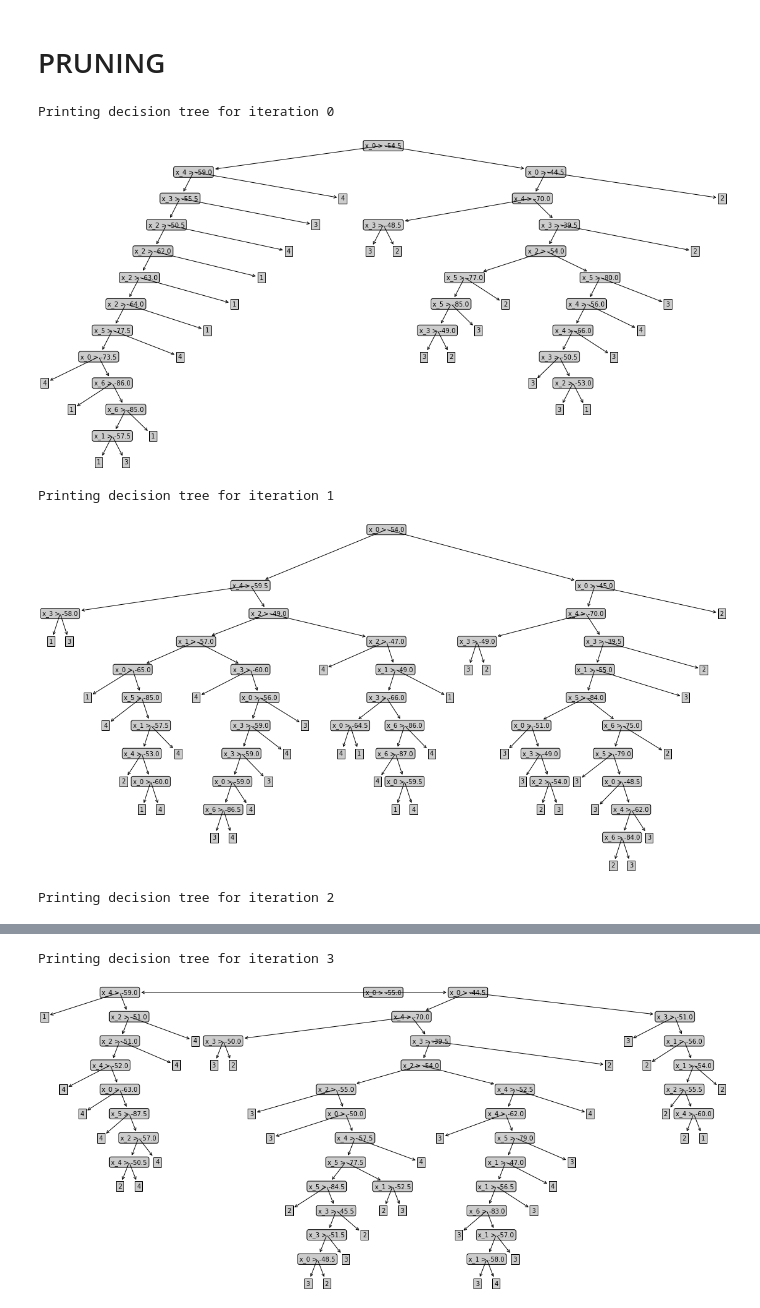
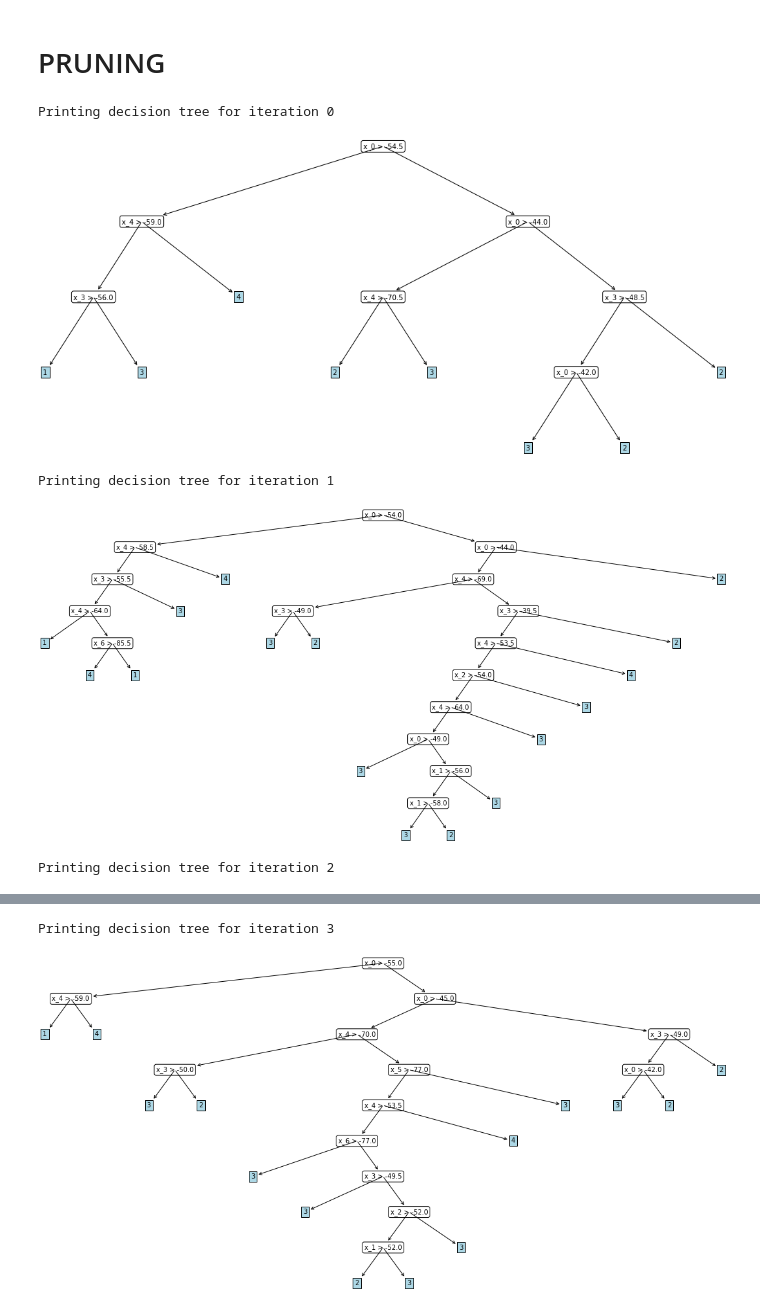
Before and after one commit to hawemily/LocationDecisionTreeClassification, a Jupyter notebook: Wifi Classification.ipynb, the cells around one changed output, grey strips where cells are left out. Cells and saved outputs as stored; diff of their text form; code cells hidden in the pictures.

Commit message:
modified coloring of tree visualization

```diff
--- a/Wifi Classification.ipynb
+++ b/Wifi Classification.ipynb
@@ -98,9 +98,8 @@ def find_majority_label(dataset):
 # %% [markdown]
 # FUNCTIONS FOR VISUALISING THE TREE
 # %%
-initial_depth = 13
-node_box = dict(boxstyle="round",fc="0.8")
-leaf_box = dict(boxstyle="square",fc="0.8")
+node_box = dict(boxstyle="round",fc="1.0")
+leaf_box = dict(boxstyle="square", fc="lightblue")
 arrow = dict(arrowstyle="<-")
 width_factor = 0.3
 depth_factor = 2.5
@@ -114,7 +113,7 @@ def create_plot(root, depth):
     plot_tree.totalD=float(depth)
     plot_tree.xOff = plot_tree.totalW / 2.0
     plot_tree.yOff=1.0
-    plot_tree(root,(0.5,1.0),(0.5,1.0),depth)
+    plot_tree(root,(0.5,1.0),(0.5,1.0),depth,depth)
     plt.show()
 
 def plot_node(text, ctr, parent, node_type):
@@ -126,7 +125,7 @@ def plot_branch_text(ctr, parent, text):
     y=(parent[1]+ctr[1])/2.0
     create_plot.ax1.text(x, y, text)
 
-def plot_tree(root, ctr, parent, depth):
+def plot_tree(root, ctr, parent, depth, initial_depth):
     if root is None: return
 
     if ctr == parent:
@@ -151,8 +150,8 @@ def plot_tree(root, ctr, parent, depth):
         # plot_branch_text(right, ctr, True)
         plot_node(root.right.to_string(), right, ctr, leaf_box if root.right.is_leaf() else node_box)
 
-    plot_tree(root.left, left, ctr, depth - 1)
-    plot_tree(root.right, right, ctr, depth - 1)
+    plot_tree(root.left, left, ctr, depth - 1, initial_depth)
+    plot_tree(root.right, right, ctr, depth - 1, initial_depth)
 # %% [markdown]
 # FUNCTIONS FOR EVALUATION
 # %%
@@ -347,10 +346,10 @@ def prune(root, node, val_data):
             node.left = left
             node.right = right
 # %%
-acc, recall, precision, f1, conf_matrix = cross_validation(noisy_arr)
+acc, recall, precision, f1, conf_matrix = cross_validation(clean_arr)
 # %% [output]
 Printing decision tree for iteration 0
-[figure, old version]
+[figure, new version]
 Printing decision tree for iteration 1
-[figure, old version]
+[figure, new version]
 Printing decision tree for iteration 2
@@ -358,3 +357,3 @@ Printing decision tree for iteration 2
 Printing decision tree for iteration 3
-[figure, old version]
+[figure, new version]
 Printing decision tree for iteration 4
```
Also changed, not shown: parts of 1 cell of this notebook.
